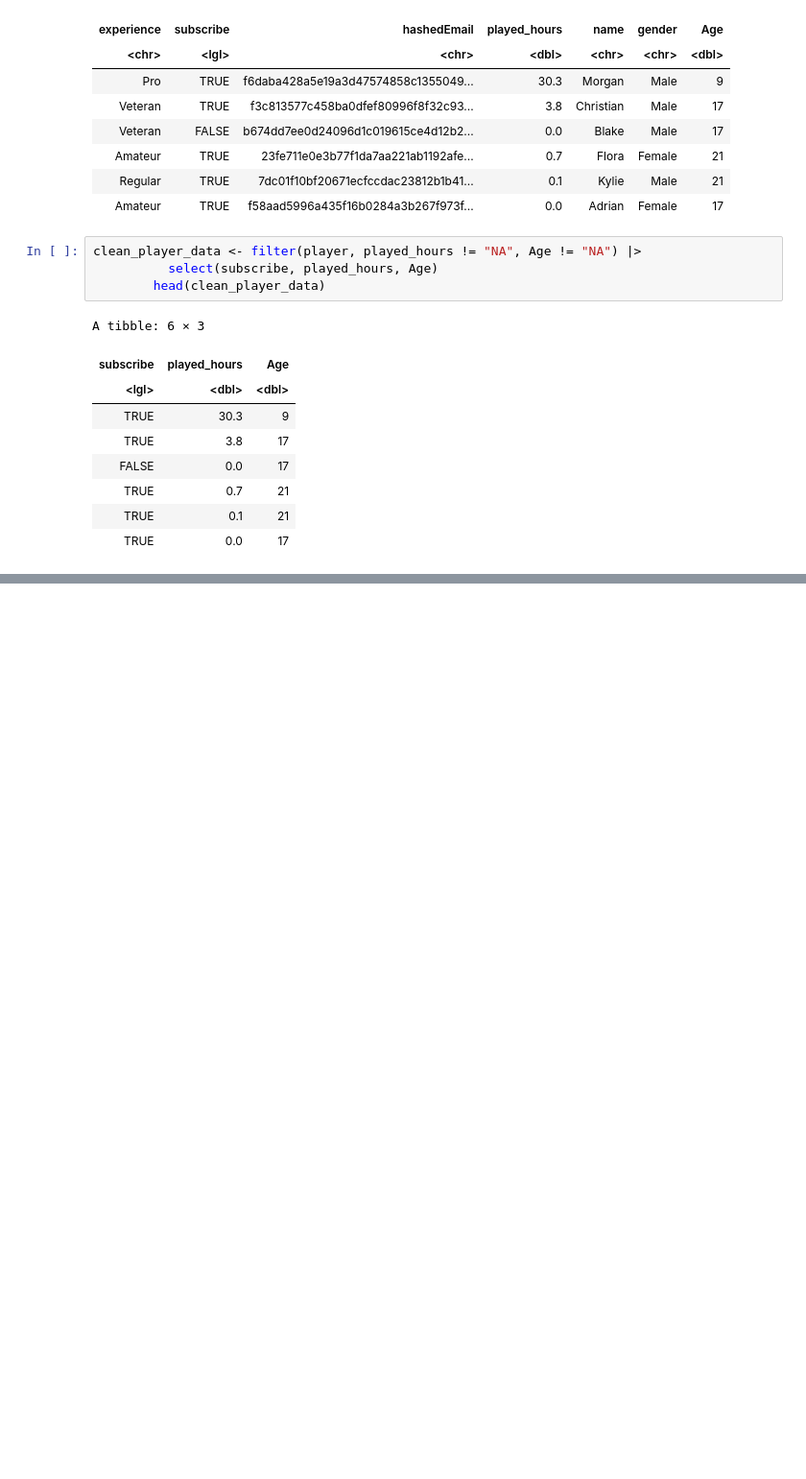
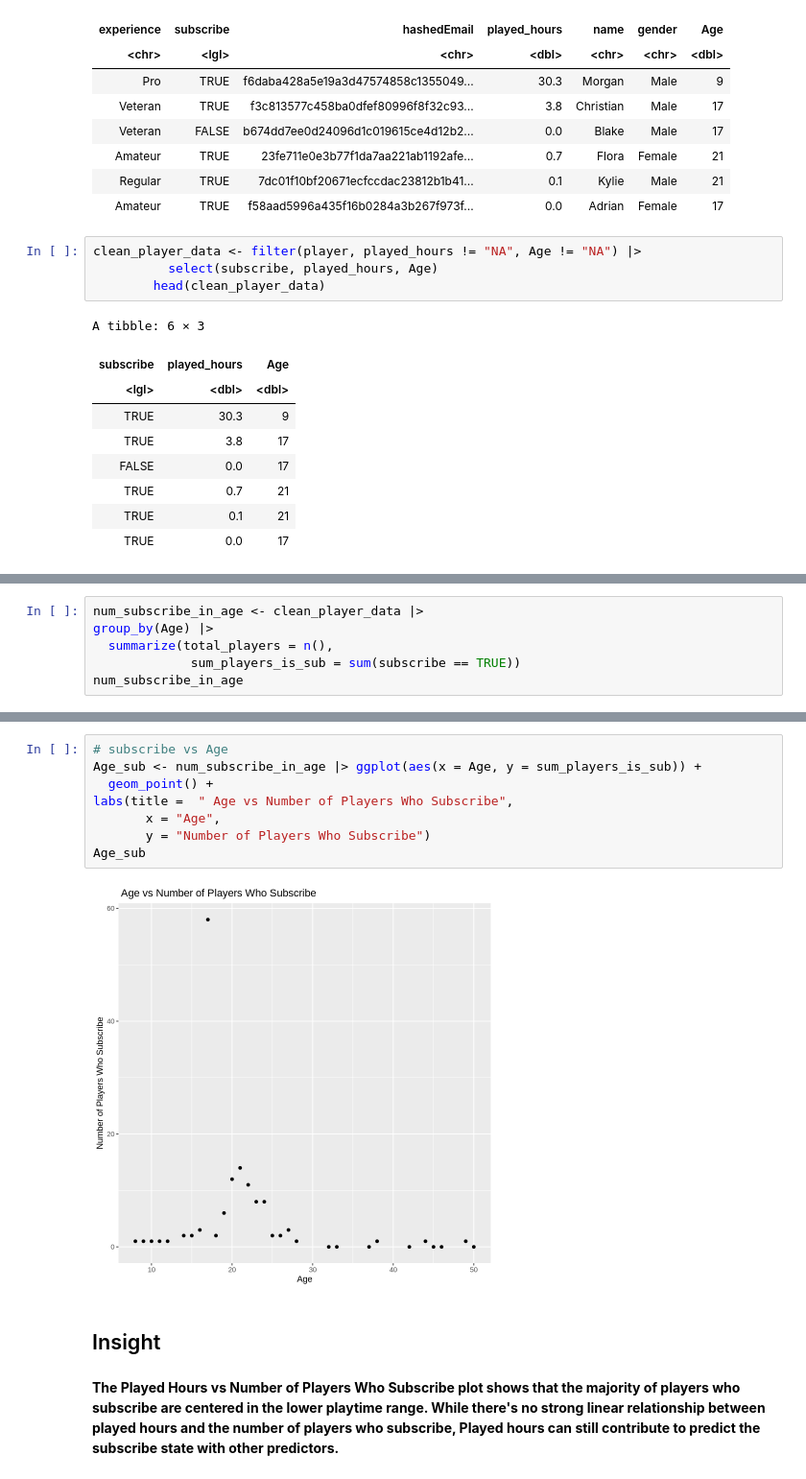
Before and after one commit to yang67776/dsci-100-2025s-project, a Jupyter notebook: dsci project.ipynb, the cells around one changed output, grey strips where cells are left out. Shown at 96% size. Cells and saved outputs as stored; diff of their text form; blank space fills up the shorter version.

```diff
--- a/dsci project.ipynb
+++ b/dsci project.ipynb
@@ -76,0 +110,6 @@ A tibble: 1 × 6
+# %%
+num_subscribe_in_age <- clean_player_data |>
+group_by(Age) |>
+  summarize(total_players = n(),
+             sum_players_is_sub = sum(subscribe == TRUE))
+num_subscribe_in_age
@@ -76,0 +148,16 @@ A tibble: 1 × 6
+# %%
+# subscribe vs Age
+Age_sub <- num_subscribe_in_age |> ggplot(aes(x = Age, y = sum_players_is_sub)) +
+  geom_point() +
+labs(title =  " Age vs Number of Players Who Subscribe",
+       x = "Age",
+       y = "Number of Players Who Subscribe")
+Age_sub
+# %% [output]
+[figure, added]
+# %% [markdown]
+## Insight
+# %% [markdown]
+**The Played Hours vs Number of Players Who Subscribe plot shows that
+the majority of players who subscribe are centered in the lower playtime range.
+While there's no strong linear relationship between played hours and the number of players who subscribe, Played hours can still contribute to predict the subscribe state with other predictors.**
```
Also changed, not shown: parts of 8 cells of this notebook.
